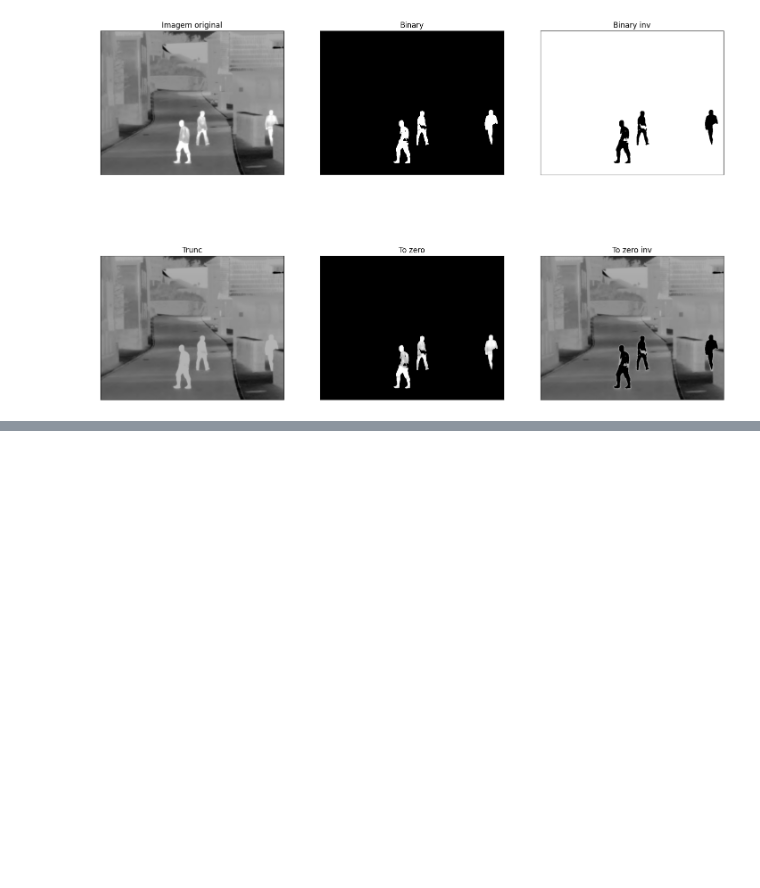
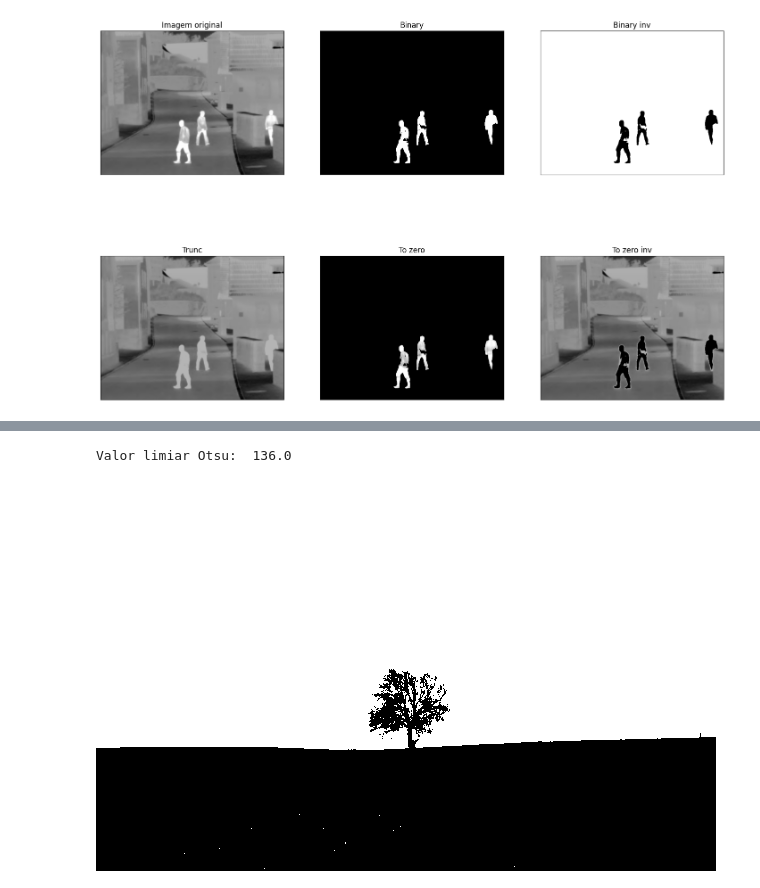
Before and after one commit to KauaHenSilva/python_img_segmentation, a Jupyter notebook: thresholding_based_segmentation.ipynb, the cells around one changed output, grey strips where cells are left out. Saved outputs shown, nothing was run; the diff lists cells and outputs as text; code cells hidden in the pictures; blank space fills up the shorter version.

Commit message:
feat: Otsu's method

```diff
--- a/thresholding_based_segmentation.ipynb
+++ b/thresholding_based_segmentation.ipynb
@@ -86,0 +89,4 @@ exibir_limiarizacao(img, 180)
+# %%
+img = cv2.imread("/content/imgs/paisagem01.jpg")
+img = cv2.cvtColor(img, cv2.COLOR_RGB2GRAY)
+cv2_imshow(img)
@@ -86,0 +95,9 @@ exibir_limiarizacao(img, 180)
+# %%
+valor, otsu = cv2.threshold(img, 0, 255, cv2.THRESH_BINARY | cv2.THRESH_OTSU)
+print("Valor limiar Otsu: ", valor)
+# %% [output]
+Valor limiar Otsu:  136.0
+# %%
+cv2_imshow(otsu)
+# %% [output]
+[figure, added]
```
Also changed, not shown: parts of 6 cells of this notebook.
